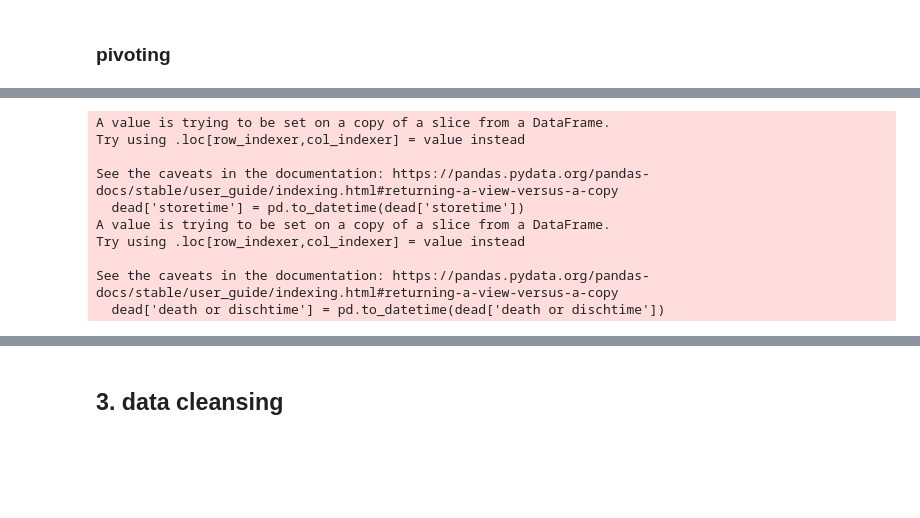
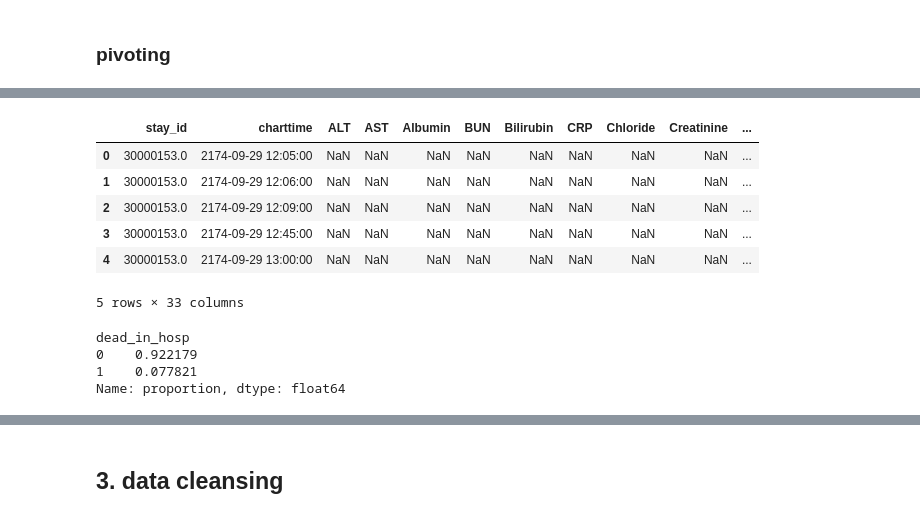
Before and after one commit to yk-Jeong/iMORS, a Jupyter notebook: code.ipynb, the cells around one changed output, grey strips where cells are left out. Cells and saved outputs as stored; diff of their text form; code cells hidden in the pictures; blank space fills up the shorter version.

```diff
--- a/code.ipynb
+++ b/code.ipynb
@@ -346,6 +358,0 @@ df_chart.head()
-# %%
-# 1. forward-fill
-
-df_chart = df_chart.ffill()
-df_chart.reset_index(inplace=True)
-df_chart.head()
@@ -360,16 +358,0 @@ df_chart.head()
-# %%
-# 2. 최초로 등장하는 행이 결측치일 때는 median fill
-
-# 각 hadm_id에 대한 가장 빠른 storetime 행 식별
-
-df_chart.reset_index(inplace=True)
-first_storetime_idx = df_chart.groupby('hadm_id')['storetime'].idxmin()
-
-# 결측치가 있는 행 선택 및 median 값 계산 후 채우기
-numeric_cols = df_chart.select_dtypes(include=[np.number]).columns
-median_values = df_chart[numeric_cols].median()
-
-df_chart.loc[first_storetime_idx] = df_chart.loc[first_storetime_idx].apply(
-    lambda row: row.fillna(median_values) if row.isna().any() else row, axis=1
-)
-df_chart.head()
@@ -384,5 +358,0 @@ df_chart.head()
-# %%
-'''# 3. 나머지를 선형보간법으로 채움
-
-df_chart.interpolate(inplace=True)
-df_chart.head()'''
@@ -418,21 +358,0 @@ alive = df_merged[df_merged['dead_in_hosp'] == 0]
-# %%
-# dead 데이터프레임에서 death or dischtime과 storetime의 차이가 24시간 이상일 경우 dead_in_hosp를 0으로 변경
-
-# storetime과 death or dischtime 사이의 차이 계산
-dead['storetime'] = pd.to_datetime(dead['storetime'])
-dead['death or dischtime'] = pd.to_datetime(dead['death or dischtime'])
-time_diff = (dead['death or dischtime'] - dead['storetime']).dt.total_seconds() / (60 * 60)  # 시간 단위로 변환
-
-# 조건에 따라 dead_in_hosp 열 값 변경
-dead.loc[time_diff >= 24, 'dead_in_hosp'] = 0
-# %% [output]
-A value is trying to be set on a copy of a slice from a DataFrame.
-Try using .loc[row_indexer,col_indexer] = value instead
-
-See the caveats in the documentation: https://pandas.pydata.org/pandas-docs/stable/user_guide/indexing.html#returning-a-view-versus-a-copy
-  dead['storetime'] = pd.to_datetime(dead['storetime'])
-A value is trying to be set on a copy of a slice from a DataFrame.
-Try using .loc[row_indexer,col_indexer] = value instead
-
-See the caveats in the documentation: https://pandas.pydata.org/pandas-docs/stable/user_guide/indexing.html#returning-a-view-versus-a-copy
-  dead['death or dischtime'] = pd.to_datetime(dead['death or dischtime'])
@@ -443,0 +359,11 @@ merged_df = merged_df.sort_values(by=['hadm_id', 'storetime'])
+# %%
+merged_df = pd.merge(df_chart, patients, on='stay_id')
+merged_df.head()
+# %% [output]
+|  | stay_id | charttime | ALT | AST | Albumin | BUN | Bilirubin | CRP | Chloride | Creatinine | ... |
+| 0 | 30000153.0 | 2174-09-29 12:05:00 | NaN | NaN | NaN | NaN | NaN | NaN | NaN | NaN | ... |
+| 1 | 30000153.0 | 2174-09-29 12:06:00 | NaN | NaN | NaN | NaN | NaN | NaN | NaN | NaN | ... |
+| 2 | 30000153.0 | 2174-09-29 12:09:00 | NaN | NaN | NaN | NaN | NaN | NaN | NaN | NaN | ... |
+| 3 | 30000153.0 | 2174-09-29 12:45:00 | NaN | NaN | NaN | NaN | NaN | NaN | NaN | NaN | ... |
+| 4 | 30000153.0 | 2174-09-29 13:00:00 | NaN | NaN | NaN | NaN | NaN | NaN | NaN | NaN | ... |
+5 rows × 33 columns
@@ -443,0 +384,9 @@ merged_df = merged_df.sort_values(by=['hadm_id', 'storetime'])
+# %%
+# downsampling 비율을 결정하기 위해 'dead_in_hosp' 값(0/1)의 비율 확인
+
+merged_df['dead_in_hosp'].value_counts(normalize=True)
+# %% [output]
+dead_in_hosp
+0    0.922179
+1    0.077821
+Name: proportion, dtype: float64
```
Also changed, not shown: parts of 56 cells of this notebook, 1 other file.
